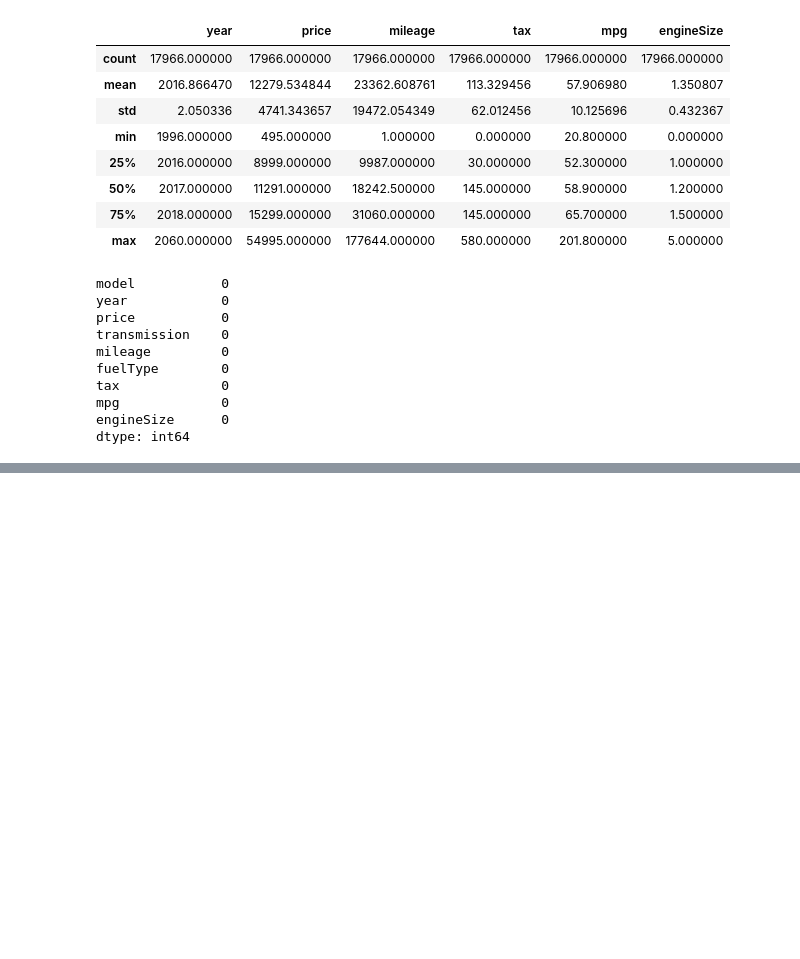
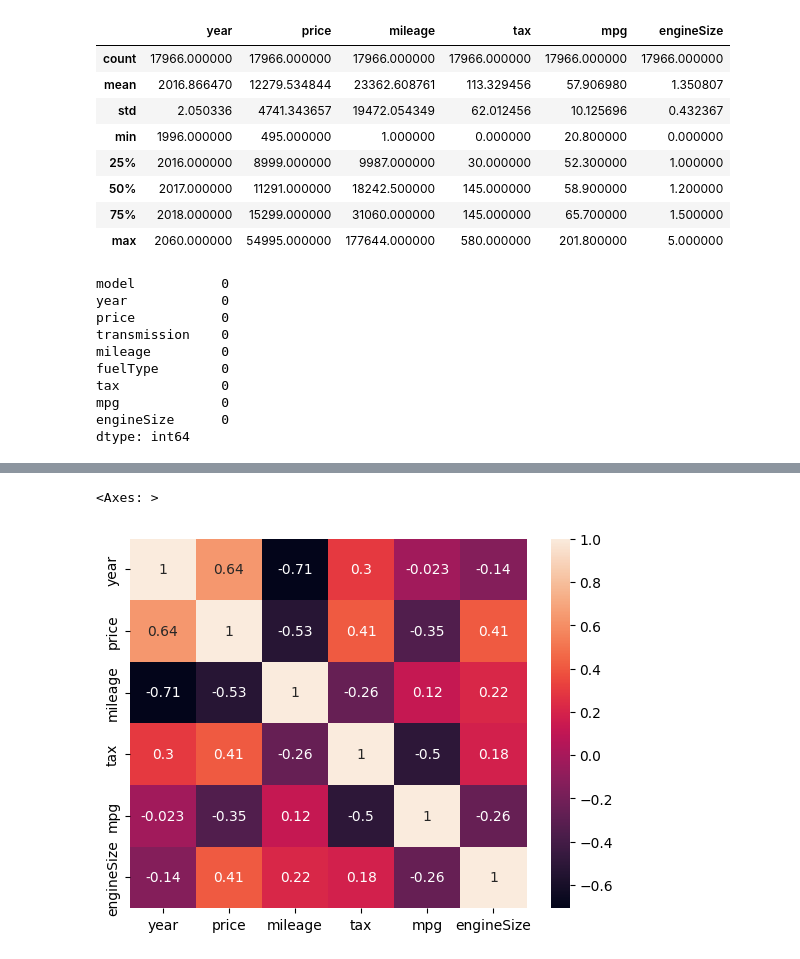
Before and after one commit to Vanshsharma3330/Practice_Model_Training_Car_Price_Prediction, a Jupyter notebook: car_price.ipynb, the cells around one changed output, grey strips where cells are left out. Drawn from its saved outputs; the diff is of its cells as text; code cells hidden in the pictures; blank space fills up the shorter version.

```diff
--- a/car_price.ipynb
+++ b/car_price.ipynb
@@ -69,0 +92,5 @@ dtype: int64
+# %%
+sns.heatmap(df.corr(numeric_only = True), annot = True)
+# %% [output]
+<Axes: >
+[figure, added]
```
Also changed, not shown: parts of 10 cells of this notebook.
